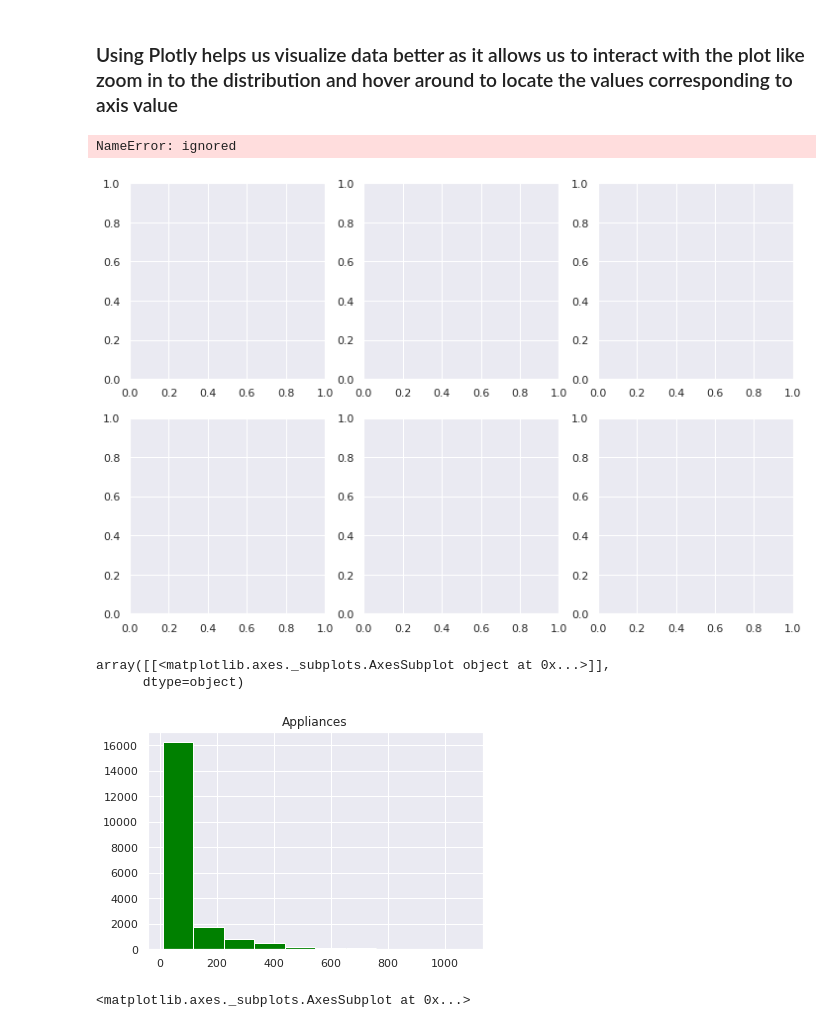
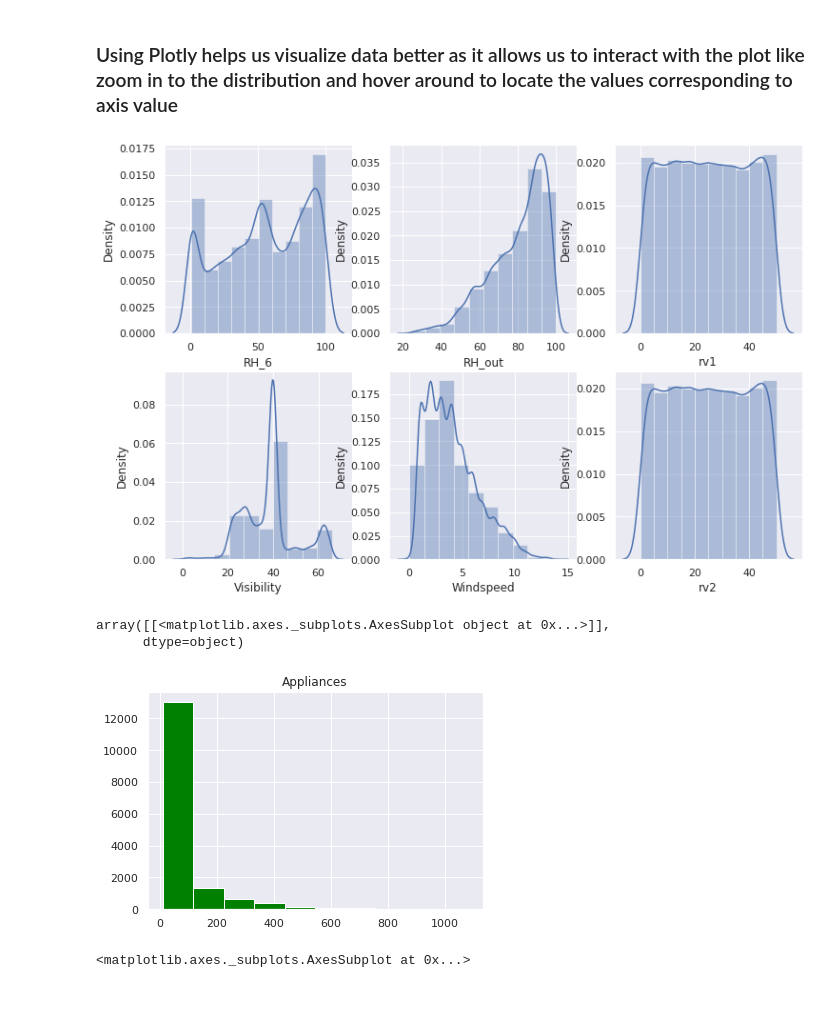
Before and after one commit to atif2786/Appliance-energy-prediction, a Jupyter notebook: Appliance_energy_prediction.ipynb, the cells around one changed output. Cells and saved outputs as stored; diff of their text form; code cells hidden in the pictures; blank space fills up the shorter version.

```diff
--- a/Appliance_energy_prediction.ipynb
+++ b/Appliance_energy_prediction.ipynb
@@ -329,22 +325,21 @@ feature_vars.hist(bins = 20 , figsize= (12,16),color='blue') ;
 # %%
 # focussed displots for RH_6 , RH_out , Visibility , Windspeed due to irregular distribution
 f, ax = plt.subplots(2,3,figsize=(12,8))
-vis1 = sns.distplot(X["RH_6"],bins=10, ax= ax[0][0])
-vis2 = sns.distplot(X["RH_out"],bins=10, ax=ax[0][1])
-vis3 = sns.distplot(X["Visibility"],bins=10, ax=ax[1][0])
-vis4 = sns.distplot(X["Windspeed"],bins=10, ax=ax[1][1])
-vis5 = sns.distplot(X["rv1"],bins=10, ax=ax[0][2])
-vis6 = sns.distplot(X["rv2"],bins=10, ax=ax[1][2])
+vis1 = sns.distplot(feature_vars["RH_6"],bins=10, ax= ax[0][0])
+vis2 = sns.distplot(feature_vars["RH_out"],bins=10, ax=ax[0][1])
+vis3 = sns.distplot(feature_vars["Visibility"],bins=10, ax=ax[1][0])
+vis4 = sns.distplot(feature_vars["Windspeed"],bins=10, ax=ax[1][1])
+vis5 = sns.distplot(feature_vars["rv1"],bins=10, ax=ax[0][2])
+vis6 = sns.distplot(feature_vars["rv2"],bins=10, ax=ax[1][2])
 # %% [output]
-NameError: ignored
-[figure, old version]
+[figure, new version]
 # %%
 # Distribution of values in Applainces column
-y.hist(color='green',bins=10)
+target_vars.hist(color='green',bins=10)
 # %% [output]
 array([[<matplotlib.axes._subplots.AxesSubplot object at 0x...>]],
       dtype=object)
-[figure, old version]
+[figure, new version]
 # %%
 sns.set(rc={'figure.figsize':(12,6)})
 plt.xlabel('Appliance consumption in Wh')
```
Also changed, not shown: parts of 2 cells of this notebook.
